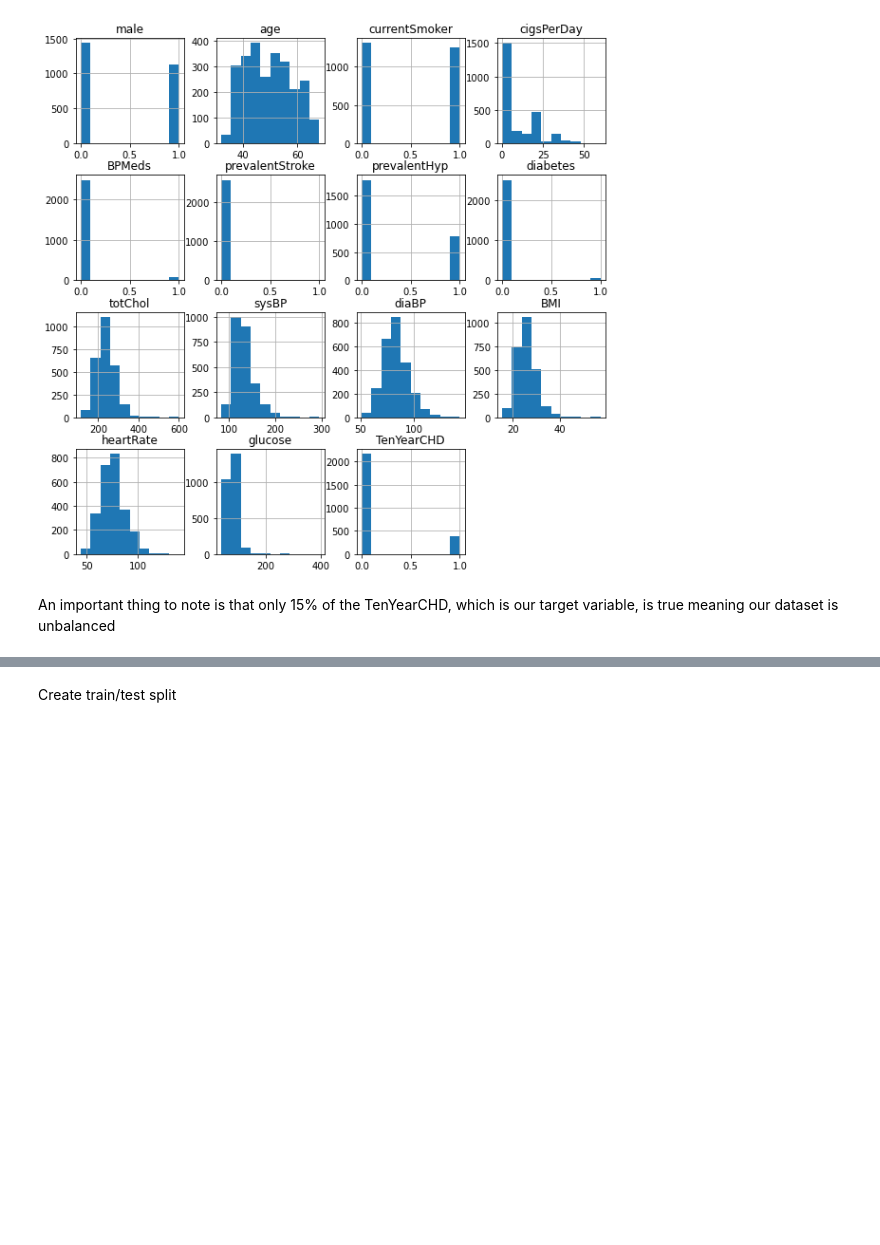
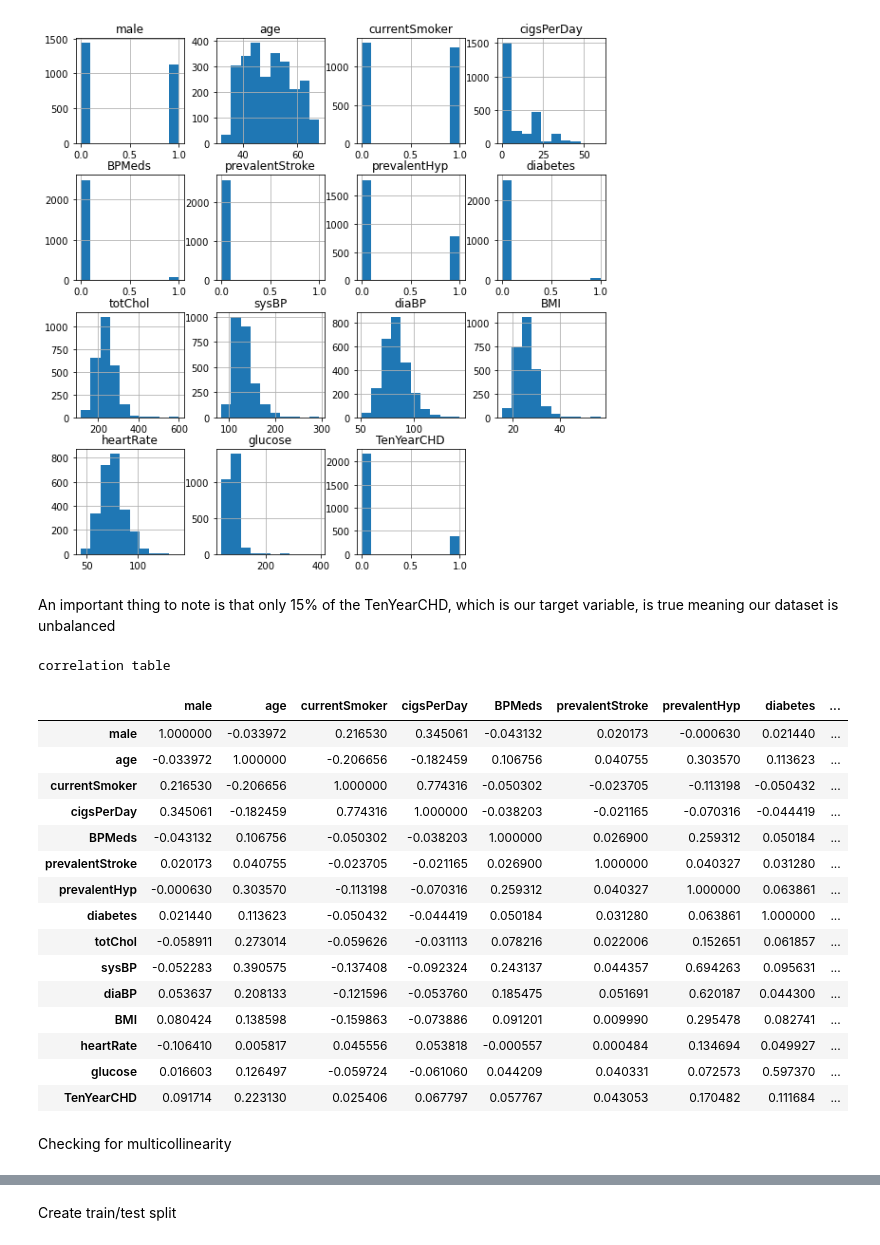
Before and after one commit to KaneNelson/DataScienceProjects, a Jupyter notebook: HeartDiseasePrediction/HeartDiseasePrediction.ipynb, the cells around one changed output, grey strips where cells are left out. Drawn from its saved outputs; the diff is of its cells as text; code cells hidden in the pictures; blank space fills up the shorter version.

```diff
--- a/HeartDiseasePrediction/HeartDiseasePrediction.ipynb
+++ b/HeartDiseasePrediction/HeartDiseasePrediction.ipynb
@@ -54,3 +56,26 @@ df.describe()
 [figure]
 # %% [markdown]
 An important thing to note is that only 15% of the TenYearCHD, which is our target variable, is true meaning our dataset is unbalanced
+# %%
+print('correlation table')
+df.corr()
+# %% [output]
+correlation table
+|  | male | age | currentSmoker | cigsPerDay | BPMeds | prevalentStroke | prevalentHyp | diabetes | ... |
+| male | 1.000000 | -0.033972 | 0.216530 | 0.345061 | -0.043132 | 0.020173 | -0.000630 | 0.021440 | ... |
+| age | -0.033972 | 1.000000 | -0.206656 | -0.182459 | 0.106756 | 0.040755 | 0.303570 | 0.113623 | ... |
+| currentSmoker | 0.216530 | -0.206656 | 1.000000 | 0.774316 | -0.050302 | -0.023705 | -0.113198 | -0.050432 | ... |
+| cigsPerDay | 0.345061 | -0.182459 | 0.774316 | 1.000000 | -0.038203 | -0.021165 | -0.070316 | -0.044419 | ... |
+| BPMeds | -0.043132 | 0.106756 | -0.050302 | -0.038203 | 1.000000 | 0.026900 | 0.259312 | 0.050184 | ... |
+| prevalentStroke | 0.020173 | 0.040755 | -0.023705 | -0.021165 | 0.026900 | 1.000000 | 0.040327 | 0.031280 | ... |
+| prevalentHyp | -0.000630 | 0.303570 | -0.113198 | -0.070316 | 0.259312 | 0.040327 | 1.000000 | 0.063861 | ... |
+| diabetes | 0.021440 | 0.113623 | -0.050432 | -0.044419 | 0.050184 | 0.031280 | 0.063861 | 1.000000 | ... |
+| totChol | -0.058911 | 0.273014 | -0.059626 | -0.031113 | 0.078216 | 0.022006 | 0.152651 | 0.061857 | ... |
+| sysBP | -0.052283 | 0.390575 | -0.137408 | -0.092324 | 0.243137 | 0.044357 | 0.694263 | 0.095631 | ... |
+| diaBP | 0.053637 | 0.208133 | -0.121596 | -0.053760 | 0.185475 | 0.051691 | 0.620187 | 0.044300 | ... |
+| BMI | 0.080424 | 0.138598 | -0.159863 | -0.073886 | 0.091201 | 0.009990 | 0.295478 | 0.082741 | ... |
+| heartRate | -0.106410 | 0.005817 | 0.045556 | 0.053818 | -0.000557 | 0.000484 | 0.134694 | 0.049927 | ... |
+| glucose | 0.016603 | 0.126497 | -0.059724 | -0.061060 | 0.044209 | 0.040331 | 0.072573 | 0.597370 | ... |
+| TenYearCHD | 0.091714 | 0.223130 | 0.025406 | 0.067797 | 0.057767 | 0.043053 | 0.170482 | 0.111684 | ... |
+# %% [markdown]
+Checking for multicollinearity
```
Also changed, not shown: parts of 14 cells of this notebook.
